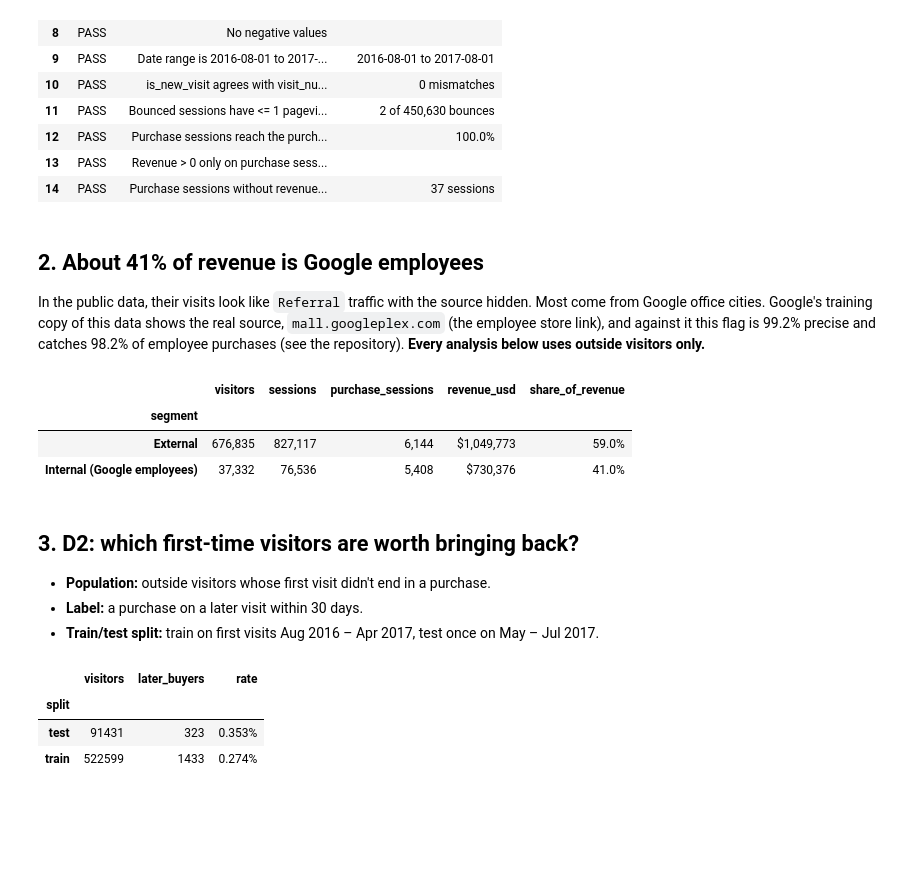
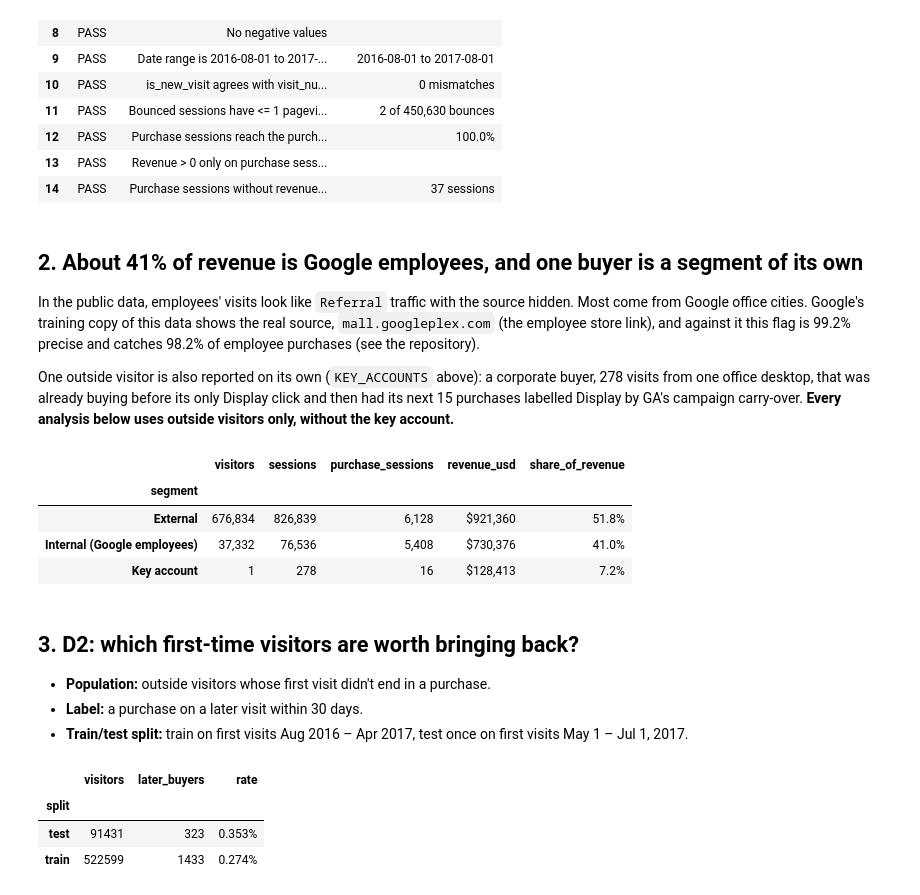
Before and after one commit to Pann13223029/merch-store-marketing-case-study, a Jupyter notebook: kaggle/merch_store_marketing_case_study.ipynb, the cells around one changed output. Cells and saved outputs as stored; diff of their text form; code cells hidden in the pictures; blank space fills up the shorter version.

```diff
--- a/kaggle/merch_store_marketing_case_study.ipynb
+++ b/kaggle/merch_store_marketing_case_study.ipynb
@@ -1333,26 +1666,29 @@ checks
 | 13 | PASS | Revenue > 0 only on purchase sess... |  |
 | 14 | PASS | Purchase sessions without revenue... | 37 sessions |
 # %% [markdown]
-## 2. About 41% of revenue is Google employees
+## 2. About 41% of revenue is Google employees, and one buyer is a segment of its own
 
-In the public data, their visits look like `Referral` traffic with the source hidden. Most come from Google office cities. Google's training copy of this data shows the real source, `mall.googleplex.com` (the employee store link), and against it this flag is 99.2% precise and catches 98.2% of employee purchases (see the repository). **Every analysis below uses outside visitors only.**
+In the public data, employees' visits look like `Referral` traffic with the source hidden. Most come from Google office cities. Google's training copy of this data shows the real source, `mall.googleplex.com` (the employee store link), and against it this flag is 99.2% precise and catches 98.2% of employee purchases (see the repository).
+
+One outside visitor is also reported on its own (`KEY_ACCOUNTS` above): a corporate buyer, 278 visits from one office desktop, that was already buying before its only Display click and then had its next 15 purchases labelled Display by GA's campaign carry-over. **Every analysis below uses outside visitors only, without the key account.**
 # %%
-seg = sessions.assign(segment=np.where(sessions.is_internal, "Internal (Google employees)", "External"))
-summary = seg.groupby("segment").agg(visitors=("full_visitor_id", "nunique"), sessions=("session_key", "size"),
-                                     purchase_sessions=("purchased", "sum"), revenue_usd=("revenue_usd", "sum"))
+summary = sessions.assign(segment=segment(sessions)).groupby("segment").agg(
+    visitors=("full_visitor_id", "nunique"), sessions=("session_key", "size"),
+    purchase_sessions=("purchased", "sum"), revenue_usd=("revenue_usd", "sum"))
 summary.assign(share_of_revenue=summary.revenue_usd / summary.revenue_usd.sum()).style.format(
     {"visitors": "{:,}", "sessions": "{:,}", "purchase_sessions": "{:,}", "revenue_usd": "${:,.0f}", "share_of_revenue": "{:.1%}"})
 # %% [output]
 |  | visitors | sessions | purchase_sessions | revenue_usd | share_of_revenue |
 | segment |  |  |  |  |  |
-| External | 676,835 | 827,117 | 6,144 | $1,049,773 | 59.0% |
+| External | 676,834 | 826,839 | 6,128 | $921,360 | 51.8% |
 | Internal (Google employees) | 37,332 | 76,536 | 5,408 | $730,376 | 41.0% |
+| Key account | 1 | 278 | 16 | $128,413 | 7.2% |
 # %% [markdown]
 ## 3. D2: which first-time visitors are worth bringing back?
 
 - **Population:** outside visitors whose first visit didn't end in a purchase.
 - **Label:** a purchase on a later visit within 30 days.
-- **Train/test split:** train on first visits Aug 2016 – Apr 2017, test once on May – Jul 2017.
+- **Train/test split:** train on first visits Aug 2016 – Apr 2017, test once on first visits May 1 – Jul 1, 2017.
 # %%
 rm = add_features(remarketing_table(sessions))
 train, test = rm[rm.split == "train"], rm[rm.split == "test"]
```
Also changed, not shown: parts of 24 cells of this notebook, 10 other files.
